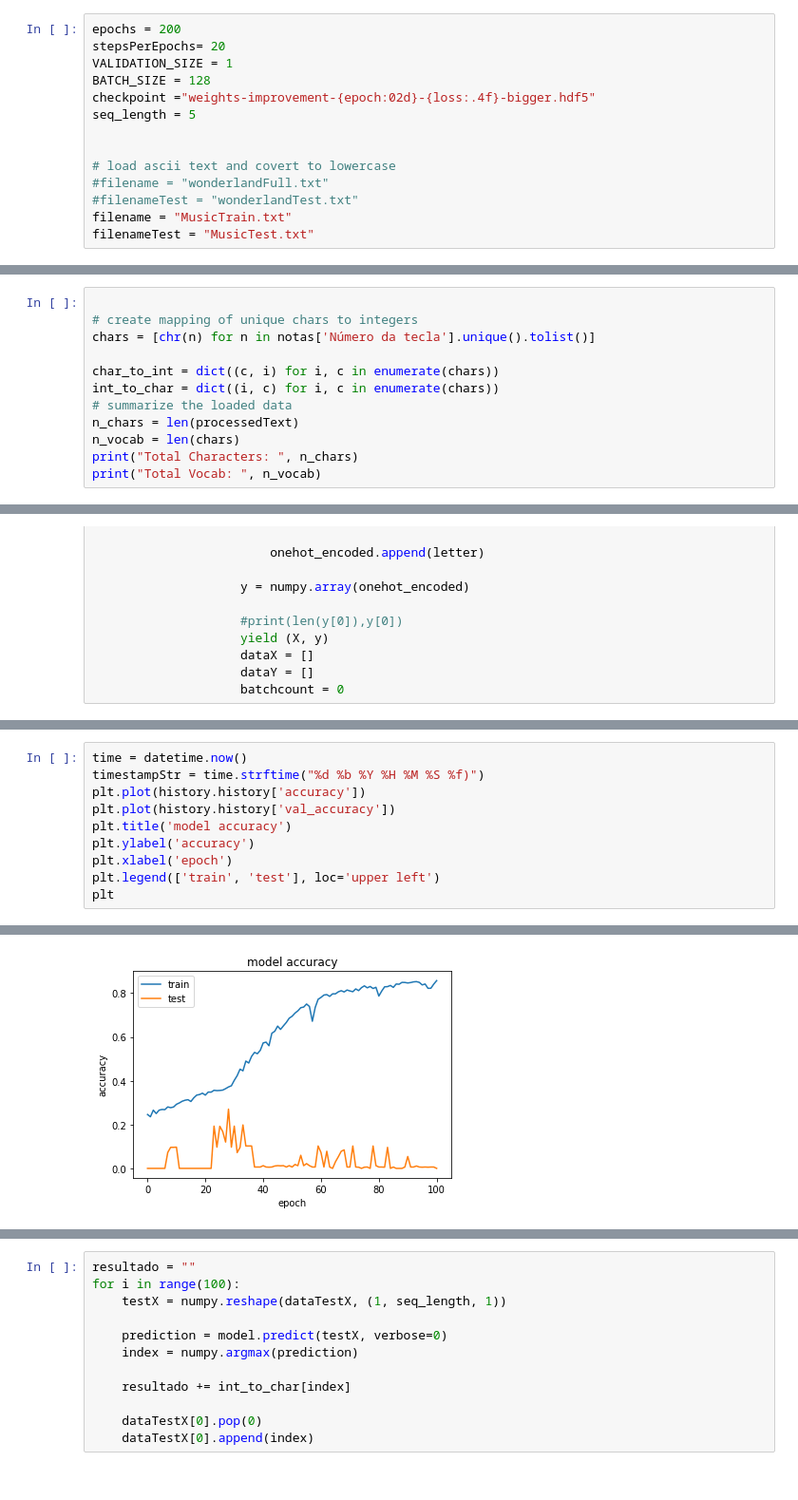
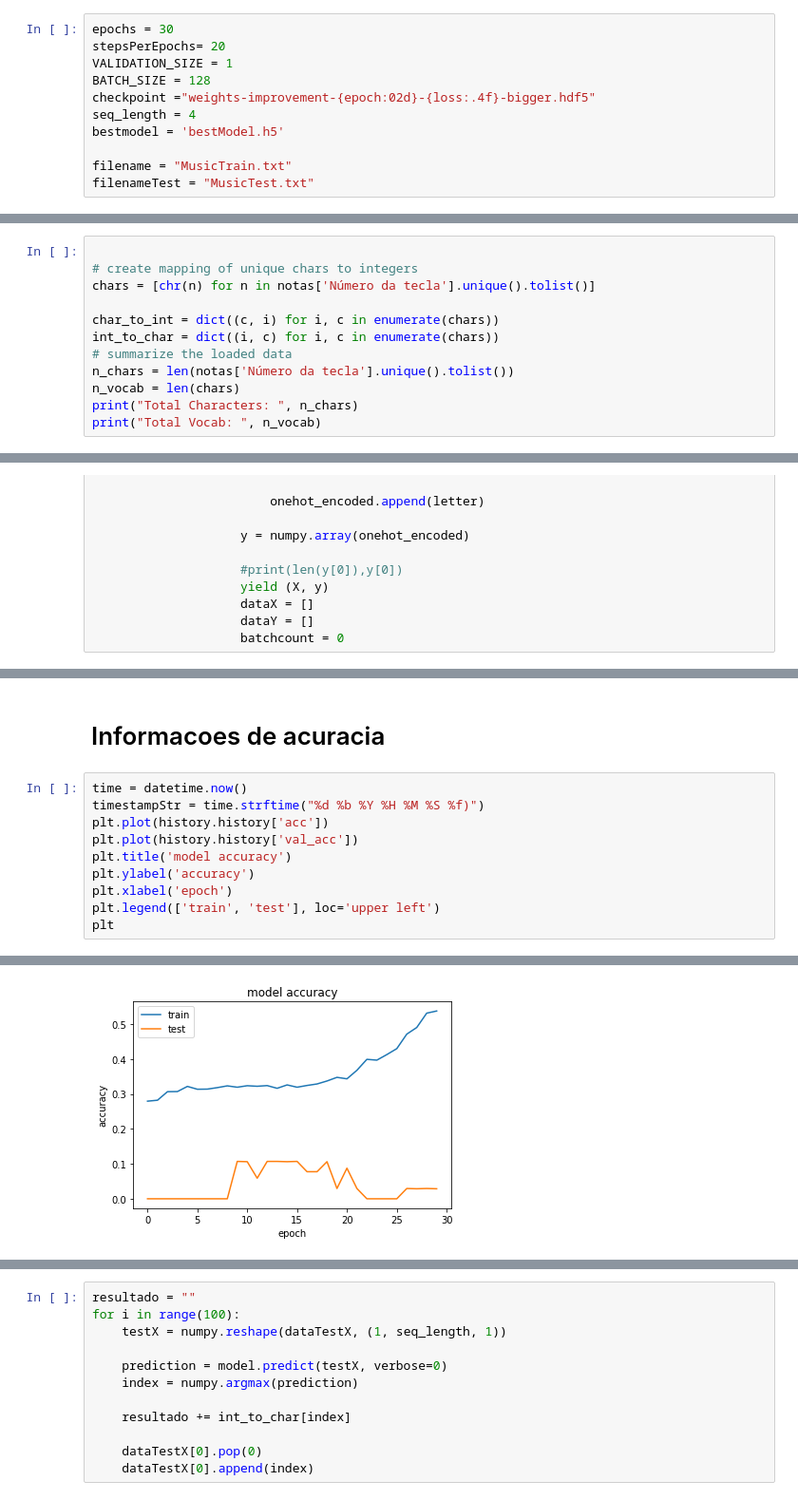
Before and after one commit to EdsonYamamoto/ProjetoInteligenciaArtificialSistemaSugestao, a Jupyter notebook: main.ipynb, the cells around one changed output, grey strips where cells are left out. Shown at 95% size. Drawn from its saved outputs; the diff is of its cells as text.

```diff
--- a/main.ipynb
+++ b/main.ipynb
@@ -19,14 +24,11 @@ import re
 # %%
-epochs = 200
+epochs = 30
 stepsPerEpochs= 20
 VALIDATION_SIZE = 1
 BATCH_SIZE = 128
 checkpoint ="weights-improvement-{epoch:02d}-{loss:.4f}-bigger.hdf5"
-seq_length = 5
+seq_length = 4
+bestmodel = 'bestModel.h5'
 
-
-# load ascii text and covert to lowercase
-#filename = "wonderlandFull.txt"
-#filenameTest = "wonderlandTest.txt"
 filename = "MusicTrain.txt"
 filenameTest = "MusicTest.txt"
@@ -85,7 +120,7 @@ chars = [chr(n) for n in notas['Número da tecla'].unique().tolist()]
 char_to_int = dict((c, i) for i, c in enumerate(chars))
 int_to_char = dict((i, c) for i, c in enumerate(chars))
 # summarize the loaded data
-n_chars = len(processedText)
+n_chars = len(notas['Número da tecla'].unique().tolist())
 n_vocab = len(chars)
 print("Total Characters: ", n_chars)
 print("Total Vocab: ", n_vocab)
@@ -172,8 +256,10 @@ Epoch 00101: early stopping
+# %% [markdown]
+# Informacoes de acuracia
 # %%
 time = datetime.now()
 timestampStr = time.strftime("%d %b %Y %H %M %S %f)")
-plt.plot(history.history['accuracy'])
-plt.plot(history.history['val_accuracy'])
+plt.plot(history.history['acc'])
+plt.plot(history.history['val_acc'])
 plt.title('model accuracy')
 plt.ylabel('accuracy')
 plt.xlabel('epoch')
@@ -184,4 +270,4 @@ plt
-[figure, old version]
+[figure, new version]
 # %%
 plt.plot(history.history['loss'])
 plt.plot(history.history['val_loss'])
```
Also changed, not shown: parts of 33 cells of this notebook, 13 other files.
